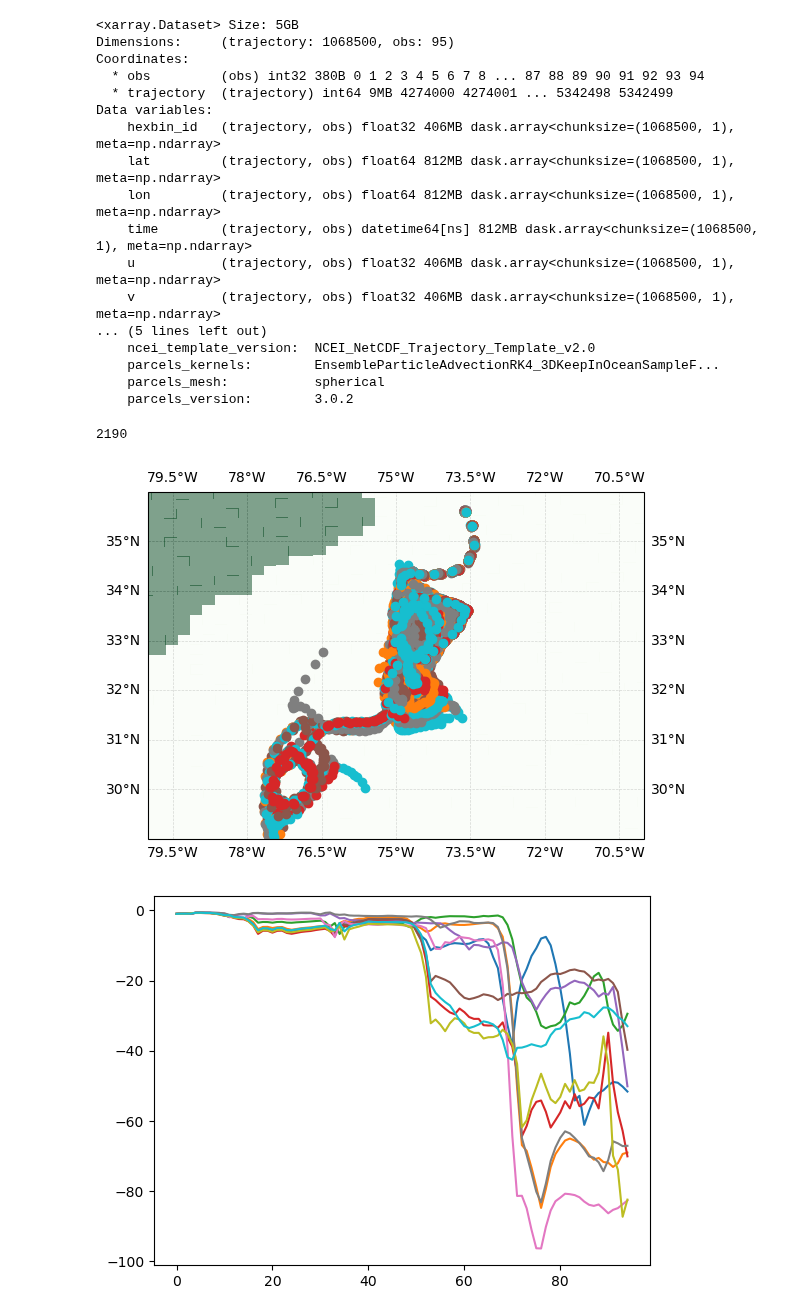
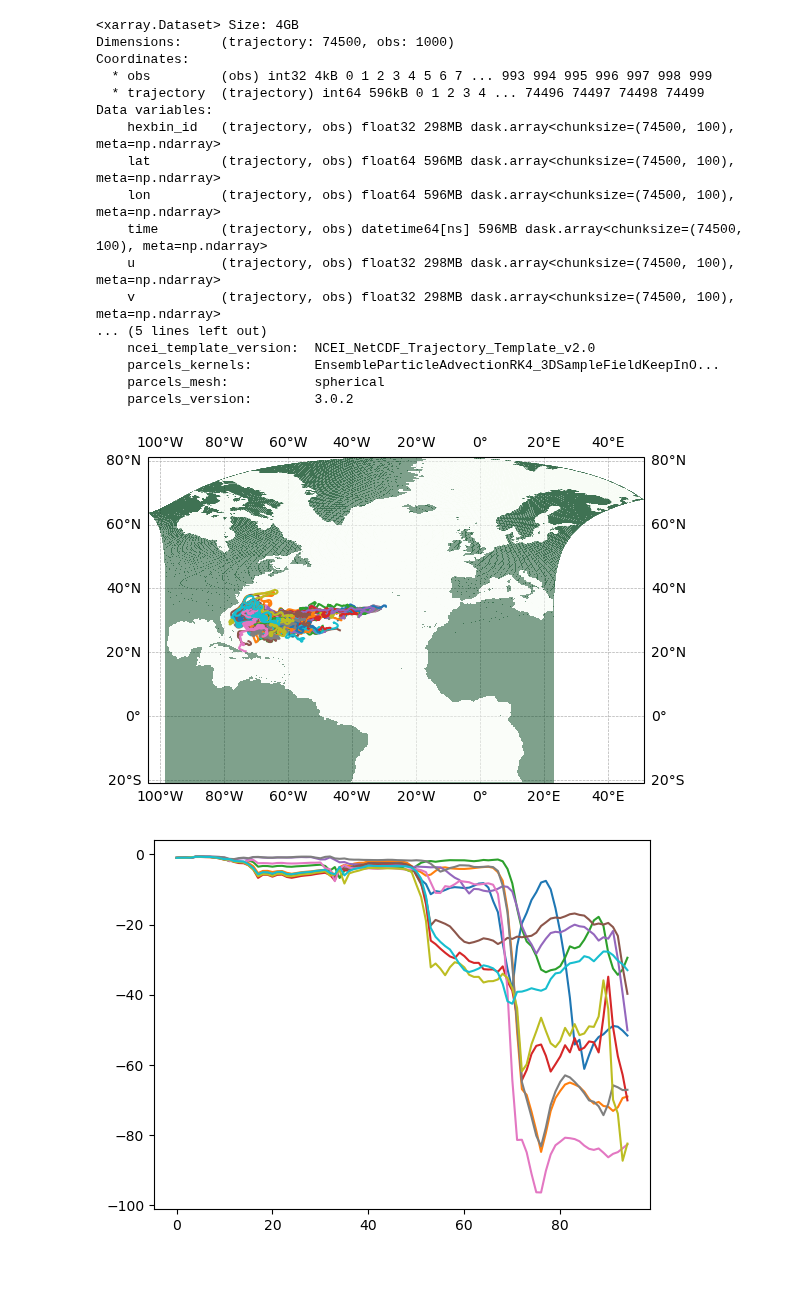
Before and after one commit to OceanParcels/NEMO_Ensemble_Lagrangian_Analysis, a Jupyter notebook: notebooks/07.Outputfiles.ipynb, the cells around one changed output. Cells and saved outputs as stored; diff of their text form; code cells hidden in the pictures; blank space fills up the shorter version.

```diff
--- a/notebooks/07.Outputfiles.ipynb
+++ b/notebooks/07.Outputfiles.ipynb
@@ -6,28 +9,24 @@ import cartopy
 # %%
-file_path = f"/storage/shared/oceanparcels/output_data/data_Claudio/NEMO_Ensemble/Hexgrid_test/Hexgrid_std01_Hatteras_001.zarr"
+file_path = f"/storage/shared/oceanparcels/output_data/data_Claudio/NEMO_Ensemble/Cape_Hatteras/std_001/Cape_Hatteras_std001_m001.zarr"
 # %%
 pset = xr.open_zarr(file_path)
 # %%
 pset
 # %% [output]
-<xarray.Dataset> Size: 5GB
-Dimensions:     (trajectory: 1068500, obs: 95)
+<xarray.Dataset> Size: 4GB
+Dimensions:     (trajectory: 74500, obs: 1000)
 Coordinates:
-  * obs         (obs) int32 380B 0 1 2 3 4 5 6 7 8 ... 87 88 89 90 91 92 93 94
-  * trajectory  (trajectory) int64 9MB 4274000 4274001 ... 5342498 5342499
+  * obs         (obs) int32 4kB 0 1 2 3 4 5 6 7 ... 993 994 995 996 997 998 999
+  * trajectory  (trajectory) int64 596kB 0 1 2 3 4 ... 74496 74497 74498 74499
 Data variables:
-    hexbin_id   (trajectory, obs) float32 406MB dask.array<chunksize=(1068500, 1), meta=np.ndarray>
-    lat         (trajectory, obs) float64 812MB dask.array<chunksize=(1068500, 1), meta=np.ndarray>
-    lon         (trajectory, obs) float64 812MB dask.array<chunksize=(1068500, 1), meta=np.ndarray>
-    time        (trajectory, obs) datetime64[ns] 812MB dask.array<chunksize=(1068500, 1), meta=np.ndarray>
-    u           (trajectory, obs) float32 406MB dask.array<chunksize=(1068500, 1), meta=np.ndarray>
-    v           (trajectory, obs) float32 406MB dask.array<chunksize=(1068500, 1), meta=np.ndarray>
+    hexbin_id   (trajectory, obs) float32 298MB dask.array<chunksize=(74500, 100), meta=np.ndarray>
+    lat         (trajectory, obs) float64 596MB dask.array<chunksize=(74500, 100), meta=np.ndarray>
+    lon         (trajectory, obs) float64 596MB dask.array<chunksize=(74500, 100), meta=np.ndarray>
+    time        (trajectory, obs) datetime64[ns] 596MB dask.array<chunksize=(74500, 100), meta=np.ndarray>
+    u           (trajectory, obs) float32 298MB dask.array<chunksize=(74500, 100), meta=np.ndarray>
+    v           (trajectory, obs) float32 298MB dask.array<chunksize=(74500, 100), meta=np.ndarray>
 ... (5 lines left out)
     ncei_template_version:  NCEI_NetCDF_Trajectory_Template_v2.0
-    parcels_kernels:        EnsembleParticleAdvectionRK4_3DKeepInOceanSampleF...
+    parcels_kernels:        EnsembleParticleAdvectionRK4_3DSampleFieldKeepInO...
     parcels_mesh:           spherical
     parcels_version:        3.0.2
-# %%
-365*6
-# %% [output]
-2190
@@ -37,18 +33,18 @@ mask = xr.open_dataset(mask_file, decode_times=False)
 # %%
 # Plot NA_domain on a map
 depth = 0
 fig = plt.figure()
 ax = plt.axes(projection=cartopy.crs.PlateCarree())
-ax.set_extent([-80, -70, 29, 36], crs=cartopy.crs.PlateCarree())
+# ax.set_extent([-80, -70, 33, 37], crs=cartopy.crs.PlateCarree())
 # ax.coastlines()
 ax.gridlines(draw_labels=True, zorder=0, linestyle='--', linewidth=0.5)
 # hexfunc.pcolorhex(ax, grid_raw, colors='r', draw_edges=True, fill_polygons=False)
 ax.pcolormesh(mask['nav_lon'], mask['nav_lat'], mask['tmask'][0,depth,:,:], cmap='Greens_r', alpha=0.5)
 for i in range(100):
-    ax.scatter(pset.lon[i,0], pset.lat[i,0])
-    ax.scatter(pset.lon[i,:], pset.lat[i,:])
+    # ax.scatter(pset.lon[i,0], pset.lat[i,0], s=1)
+    ax.plot(pset.lon[i,:], pset.lat[i,:])
 # %% [output]
-[figure, old version]
+[figure, new version]
 # %%
 for i in range(10):
     plt.plot(-pset.z[i,:])
```
Also changed, not shown: parts of 2 cells of this notebook, 1 other file.
